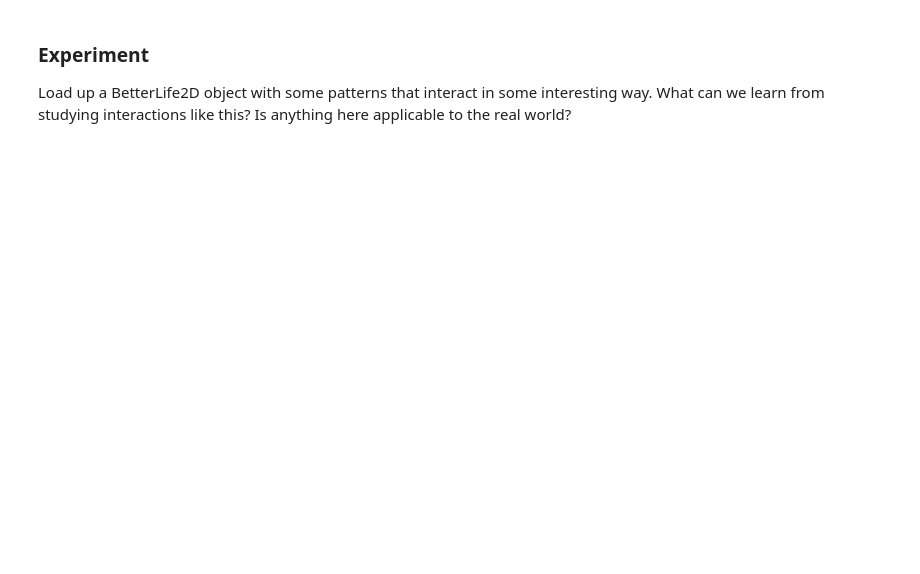
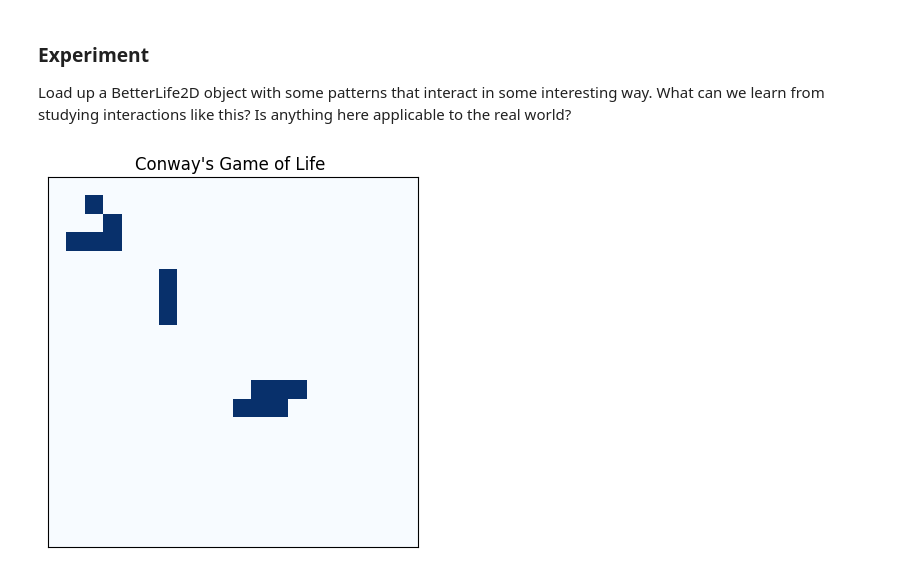
Before and after one commit to Vashusingh44/cap-comp215, a Jupyter notebook: labs/lab06-GoL.ipynb, the cells around one changed output. Drawn from its saved outputs; the diff is of its cells as text; code cells hidden in the pictures; blank space fills up the shorter version.

```diff
--- a/labs/lab06-GoL.ipynb
+++ b/labs/lab06-GoL.ipynb
@@ -218,0 +313,46 @@ What can we learn from studying interactions like this?   Is anything here appli
+# %%
+# Ex. 3 code for your experiment here
+# Defines the glider pattern #Found thses patterns using onlineresources
+glider_pattern = """
+010
+001
+111
+"""
+
+# Defines the blinker pattern
+blinker_pattern = """
+010
+010
+010
+"""
+
+# Defines the toad pattern
+toad_pattern = """
+0000
+0111
+1110
+0000
+"""
+
+# Parses the patterns
+glider = parse_pattern(glider_pattern)
+blinker = parse_pattern(blinker_pattern)
+toad = parse_pattern(toad_pattern)
+
+# Creates a BetterLife2D instance
+life = BetterLife2D(20)
+
+# Loads the patterns into the Life state array at different coordinates
+life.load_pattern(1, 1, glider)
+life.load_pattern(5, 5, blinker)
+life.load_pattern(10, 10, toad)
+
+# Visualizes the Life state
+life.draw()
+plt.show()
+
+#Used gemini to seacrch about the questions
+#=>The interactions between patterns in the Game of Life helps us learn complex dynamics, including oscillations, gliding, collisions, and pattern formation.
+#=>The principles underlying the interactions between patterns in GOL have applications in various real-world systems like how patterns emerge and interact in biological systems which helps us develop strategies for disease control, ecosystem management, and drug design.
+# %% [output]
+[figure, added]
```
Also changed, not shown: parts of 9 cells of this notebook.
